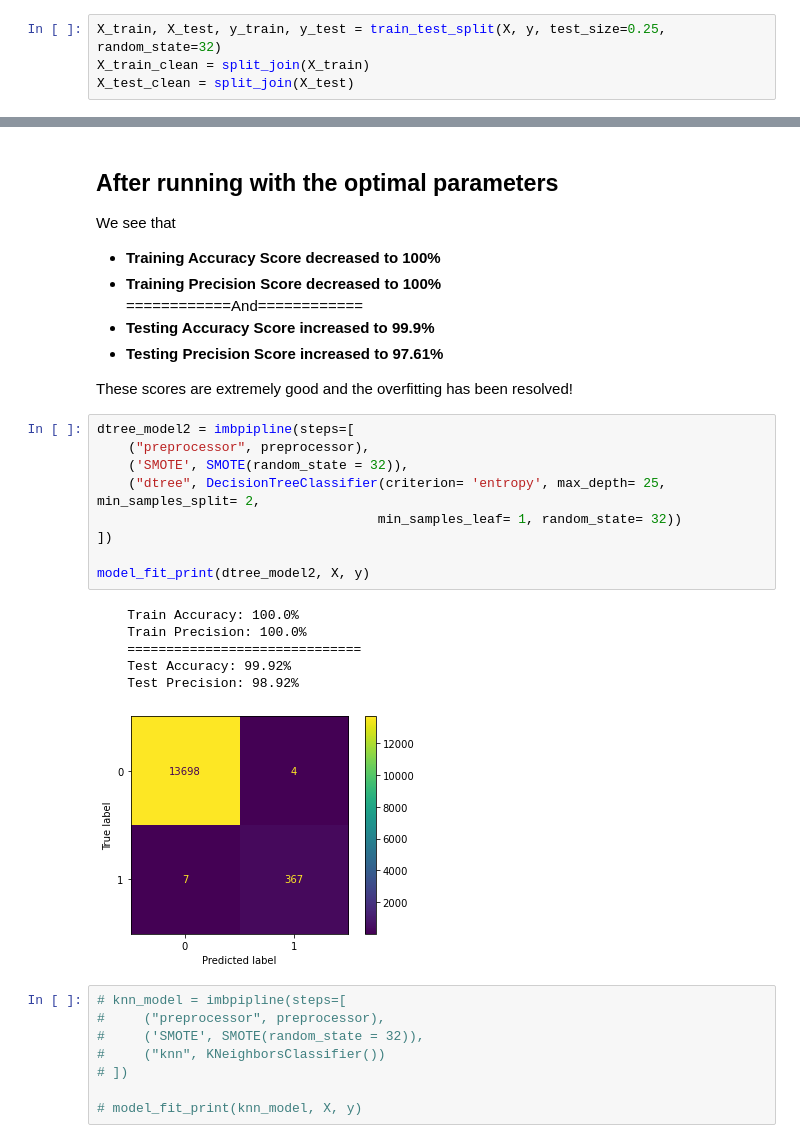
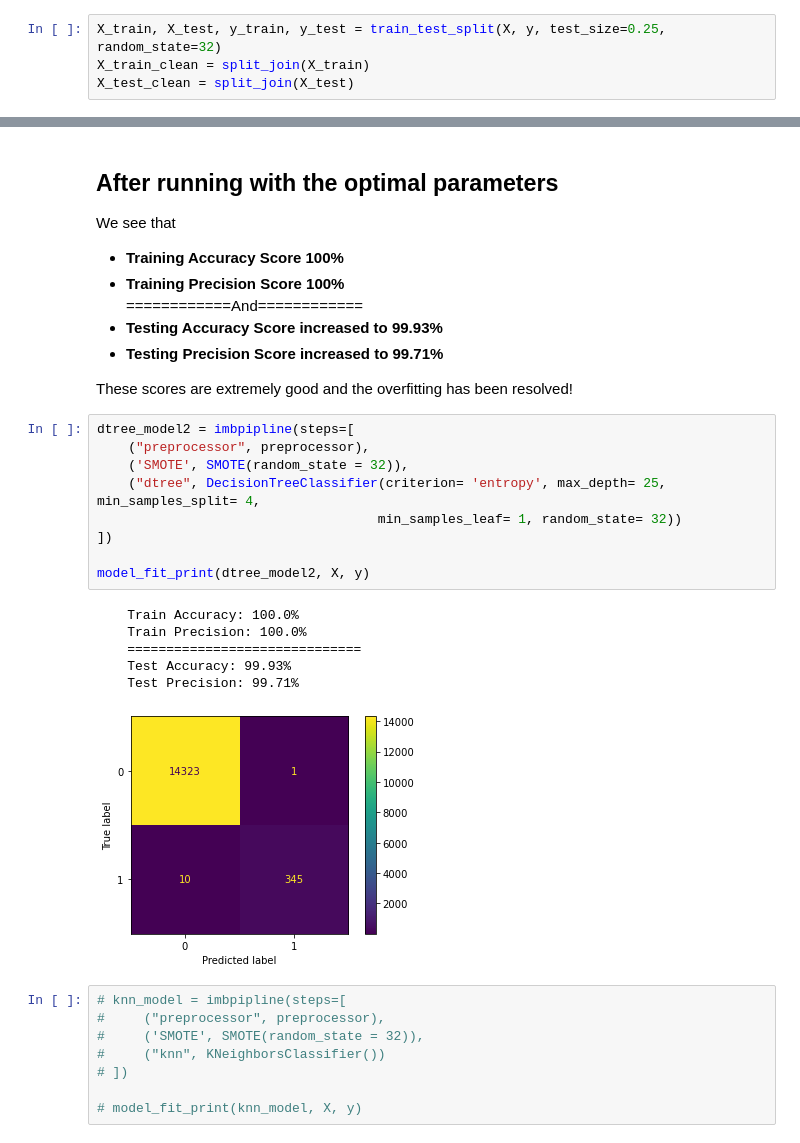
Before and after one commit to cjunhyuk/Kayak_Price_Analysis, a Jupyter notebook: Modeling.ipynb, the cells around one changed output, grey strips where cells are left out. Saved outputs shown, nothing was run; the diff lists cells and outputs as text.

```diff
--- a/Modeling.ipynb
+++ b/Modeling.ipynb
@@ -353,29 +372,29 @@ min_samples_leaf= 1</code><p>
 
 We see that
 <ul>
-    <li><b>Training Accuracy Score decreased to 100%</b></li>
-    <li><b>Training Precision Score decreased to 100%</b></li>
+    <li><b>Training Accuracy Score 100%</b></li>
+    <li><b>Training Precision Score 100%</b></li>
     ============And============
-    <li><b>Testing Accuracy Score increased to 99.9%</b></li>
-    <li><b>Testing Precision Score increased to 97.61%</b></li>
+    <li><b>Testing Accuracy Score increased to 99.93%</b></li>
+    <li><b>Testing Precision Score increased to 99.71%</b></li>
 </ul>
 These scores are extremely good and the overfitting has been resolved!
 # %%
 dtree_model2 = imbpipline(steps=[
     ("preprocessor", preprocessor),
     ('SMOTE', SMOTE(random_state = 32)),
-    ("dtree", DecisionTreeClassifier(criterion= 'entropy', max_depth= 25, min_samples_split= 2,
+    ("dtree", DecisionTreeClassifier(criterion= 'entropy', max_depth= 25, min_samples_split= 4,
                                     min_samples_leaf= 1, random_state= 32))
 ])
 
 model_fit_print(dtree_model2, X, y)
 # %% [output]
     Train Accuracy: 100.0%
     Train Precision: 100.0%
     ==============================
-    Test Accuracy: 99.92%
-    Test Precision: 98.92%
+    Test Accuracy: 99.93%
+    Test Precision: 99.71%
-[figure, old version]
+[figure, new version]
 # %%
 # knn_model = imbpipline(steps=[
 #     ("preprocessor", preprocessor),
```
Also changed, not shown: parts of 51 cells of this notebook.
